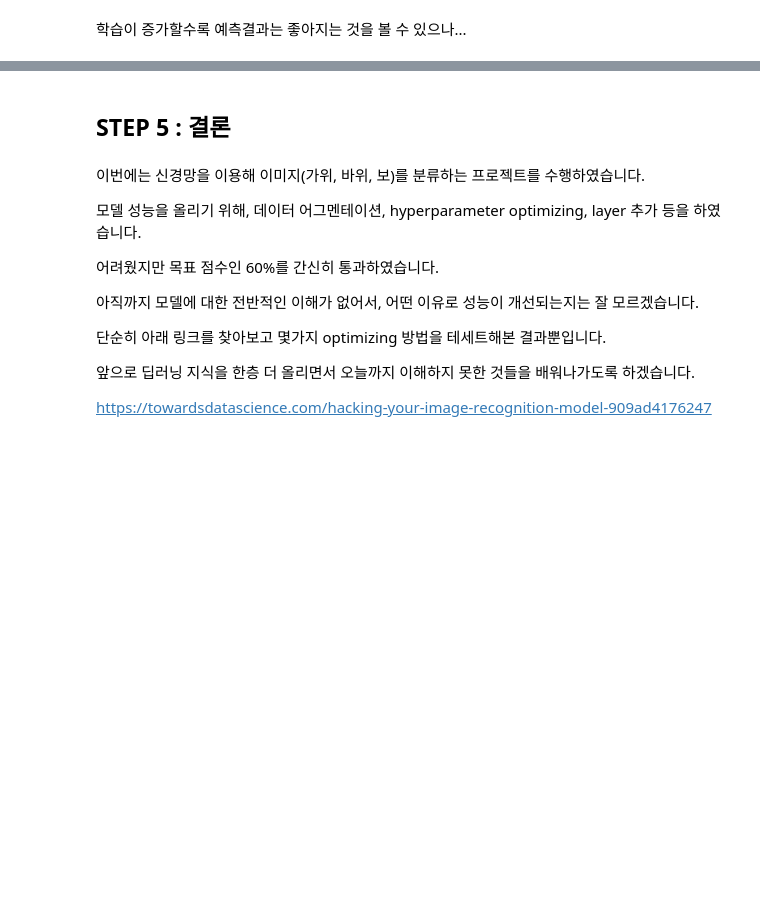
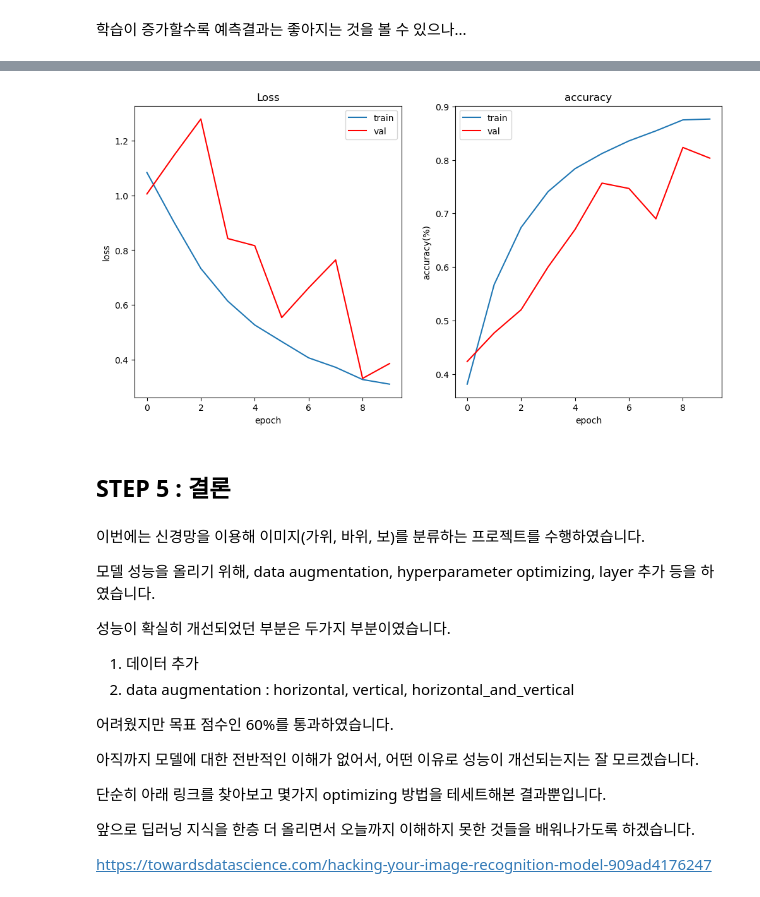
Before and after one commit to seuyon0101/aiffel, a Jupyter notebook: [E-05] 가위바위보.ipynb, the cells around one changed output, grey strips where cells are left out. Saved outputs shown, nothing was run; the diff lists cells and outputs as text; code cells hidden in the pictures; blank space fills up the shorter version.

```diff
--- a/[E-05] 가위바위보.ipynb
+++ b/[E-05] 가위바위보.ipynb
@@ -369,0 +380,36 @@ test_loss, test_accuracy = model.evaluate(x_test_reshaped, y_test, verbose=2)
+# %%
+
+model = tf.keras.models.Sequential([
+    tf.keras.layers.experimental.preprocessing.RandomFlip("vertical"),
+    tf.keras.layers.experimental.preprocessing.RandomFlip("horizontal"),
+    tf.keras.layers.experimental.preprocessing.RandomFlip("horizontal_and_vertical"),
+    tf.keras.layers.Conv2D(16, (3, 3), activation='relu', input_shape=(28, 28, 3)),
+    tf.keras.layers.MaxPooling2D(2, 2),
+    tf.keras.layers.Dropout(0.2),
+    tf.keras.layers.Conv2D(32, (3, 3), activation='relu'),
+    tf.keras.layers.MaxPooling2D(2, 2),
+    tf.keras.layers.Dropout(0.2),
+    tf.keras.layers.Conv2D(64, (3, 3), activation='relu'),
+    tf.keras.layers.MaxPooling2D(2, 2),
+    tf.keras.layers.Dropout(0.2),
+    tf.keras.layers.Flatten(),
+    tf.keras.layers.Dense(128, activation='relu'),
+    tf.keras.layers.Dropout(0.2),
+    tf.keras.layers.Dense(3, activation='softmax')
+])
+
+model.compile(optimizer='adam',
+             loss='sparse_categorical_crossentropy',
+             metrics=['accuracy'])
+
+# 모델 훈련
+history = model.fit(x_train_reshaped, y_train, epochs=n_train_epoch, validation_data = (x_test_reshaped, y_test))
+
+model.summary()
+
+
+# 모델 시험
+test_loss, test_accuracy = model.evaluate(x_test_reshaped, y_test, verbose=2)
+
+print(f"test_loss: {test_loss} ")
+print(f"test_accuracy: {test_accuracy}")
@@ -370,11 +434,21 @@ test_loss, test_accuracy = model.evaluate(x_test_reshaped, y_test, verbose=2)
+# %%
+a= list(range(n_train_epoch))
+evalplot(history, a)
+# %% [output]
+[figure, added]
 # %% [markdown]
 ## STEP 5 : 결론
 # %% [markdown]
 이번에는 신경망을 이용해 이미지(가위, 바위, 보)를 분류하는 프로젝트를 수행하였습니다.
 
-모델 성능을 올리기 위해, 데이터 어그멘테이션, hyperparameter optimizing, layer 추가 등을 하였습니다.
+모델 성능을 올리기 위해, data augmentation, hyperparameter optimizing, layer 추가 등을 하였습니다.
 
-어려웠지만 목표 점수인 60%를 간신히 통과하였습니다.
+성능이 확실히 개선되었던 부분은 두가지 부분이였습니다.
+
+1. 데이터 추가
+2. data augmentation : horizontal, vertical, horizontal_and_vertical
+
+어려웠지만 목표 점수인 60%를 통과하였습니다.
 
 아직까지 모델에 대한 전반적인 이해가 없어서, 어떤 이유로 성능이 개선되는지는 잘 모르겠습니다.
 
```
Also changed, not shown: parts of 22 cells of this notebook.
